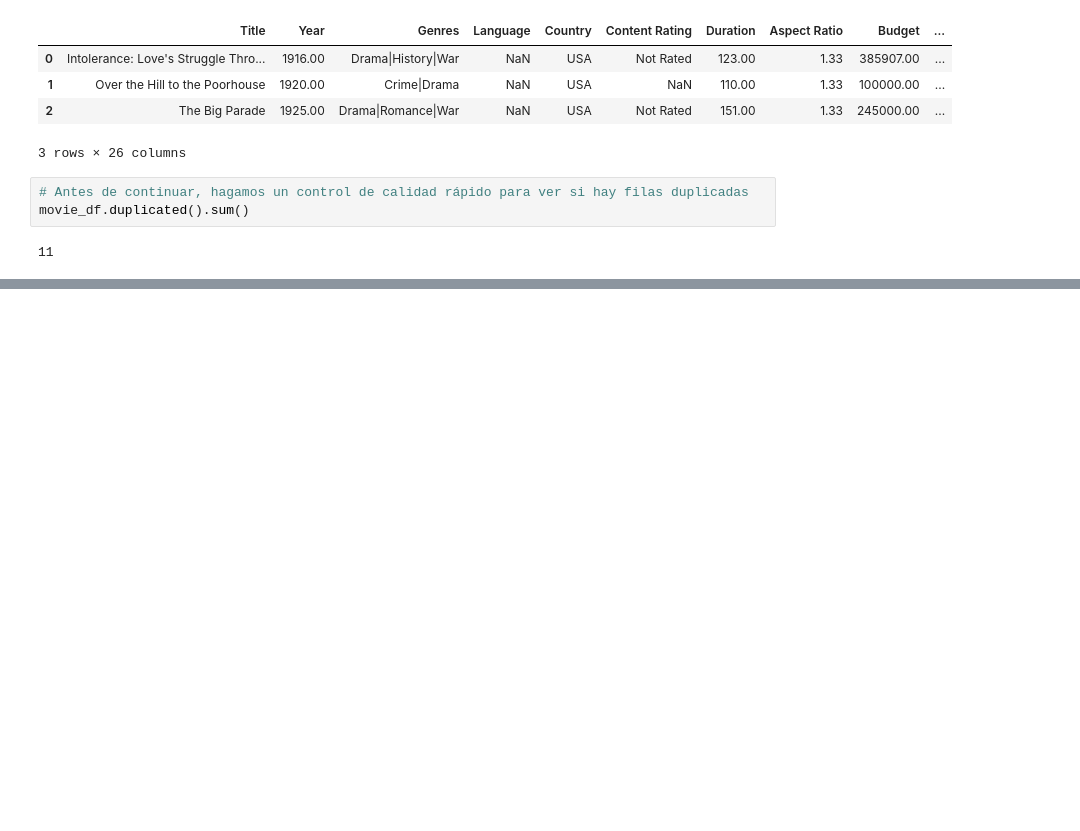
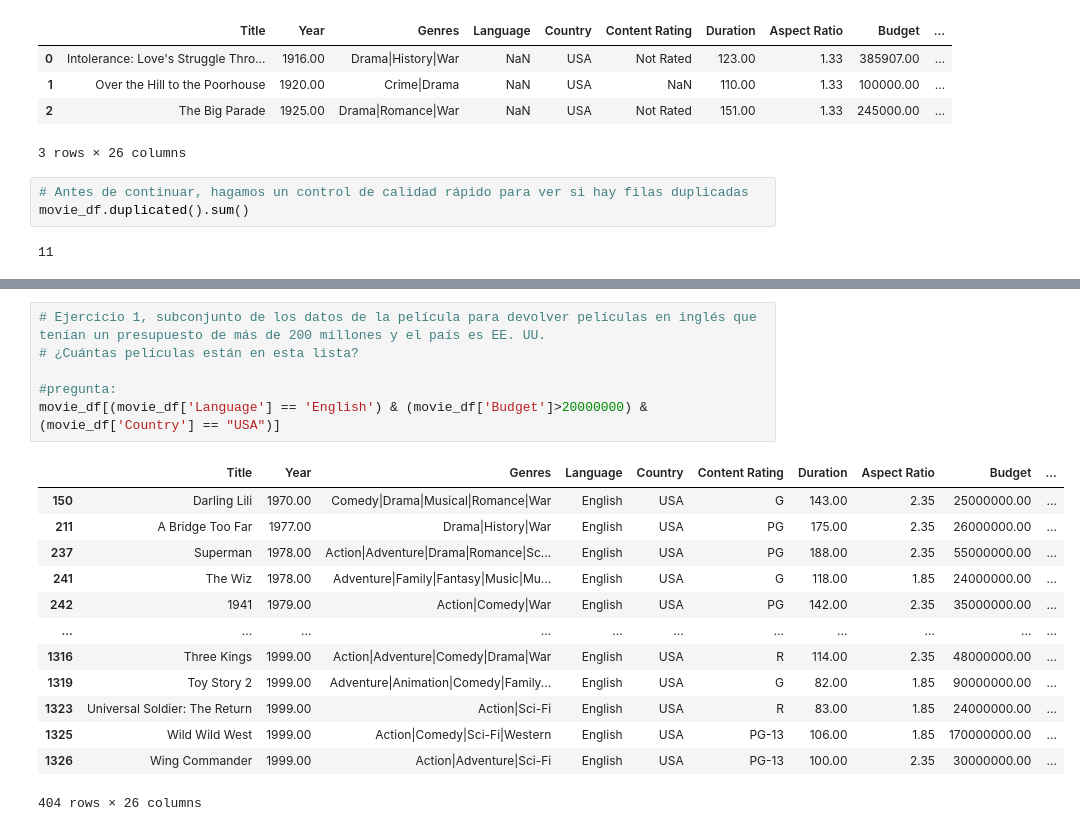
Before and after one commit to christianoliverahuerta/Public, a Jupyter notebook: notebooks/2.-Data-Wrangling/PythonDataAnalysisLibrary.ipynb, the cells around one changed output, grey strips where cells are left out. Cells and saved outputs as stored; diff of their text form; blank space fills up the shorter version.

```diff
--- a/notebooks/2.-Data-Wrangling/PythonDataAnalysisLibrary.ipynb
+++ b/notebooks/2.-Data-Wrangling/PythonDataAnalysisLibrary.ipynb
@@ -375,0 +438,20 @@ Index(['Title', 'Year', 'Genres', 'Language', 'Country', 'Content Rating',
+# %%
+# Ejercicio 1, subconjunto de los datos de la película para devolver películas en inglés que tenían un presupuesto de más de 200 millones y el país es EE. UU.
+# ¿Cuántas películas están en esta lista?
+
+#pregunta:
+movie_df[(movie_df['Language'] == 'English') & (movie_df['Budget']>20000000) & (movie_df['Country'] == "USA")]
+# %% [output]
+|  | Title | Year | Genres | Language | Country | Content Rating | Duration | Aspect Ratio | Budget | ... |
+| 150 | Darling Lili | 1970.00 | Comedy|Drama|Musical|Romance|War | English | USA | G | 143.00 | 2.35 | 25000000.00 | ... |
+| 211 | A Bridge Too Far | 1977.00 | Drama|History|War | English | USA | PG | 175.00 | 2.35 | 26000000.00 | ... |
+| 237 | Superman | 1978.00 | Action|Adventure|Drama|Romance|Sc... | English | USA | PG | 188.00 | 2.35 | 55000000.00 | ... |
+| 241 | The Wiz | 1978.00 | Adventure|Family|Fantasy|Music|Mu... | English | USA | G | 118.00 | 1.85 | 24000000.00 | ... |
+| 242 | 1941 | 1979.00 | Action|Comedy|War | English | USA | PG | 142.00 | 2.35 | 35000000.00 | ... |
+| ... | ... | ... | ... | ... | ... | ... | ... | ... | ... | ... |
+| 1316 | Three Kings | 1999.00 | Action|Adventure|Comedy|Drama|War | English | USA | R | 114.00 | 2.35 | 48000000.00 | ... |
+| 1319 | Toy Story 2 | 1999.00 | Adventure|Animation|Comedy|Family... | English | USA | G | 82.00 | 1.85 | 90000000.00 | ... |
+| 1323 | Universal Soldier: The Return | 1999.00 | Action|Sci-Fi | English | USA | R | 83.00 | 1.85 | 24000000.00 | ... |
+| 1325 | Wild Wild West | 1999.00 | Action|Comedy|Sci-Fi|Western | English | USA | PG-13 | 106.00 | 1.85 | 170000000.00 | ... |
+| 1326 | Wing Commander | 1999.00 | Action|Adventure|Sci-Fi | English | USA | PG-13 | 100.00 | 2.35 | 30000000.00 | ... |
+404 rows × 26 columns
```
Also changed, not shown: parts of 9 cells of this notebook, 2 other files.
